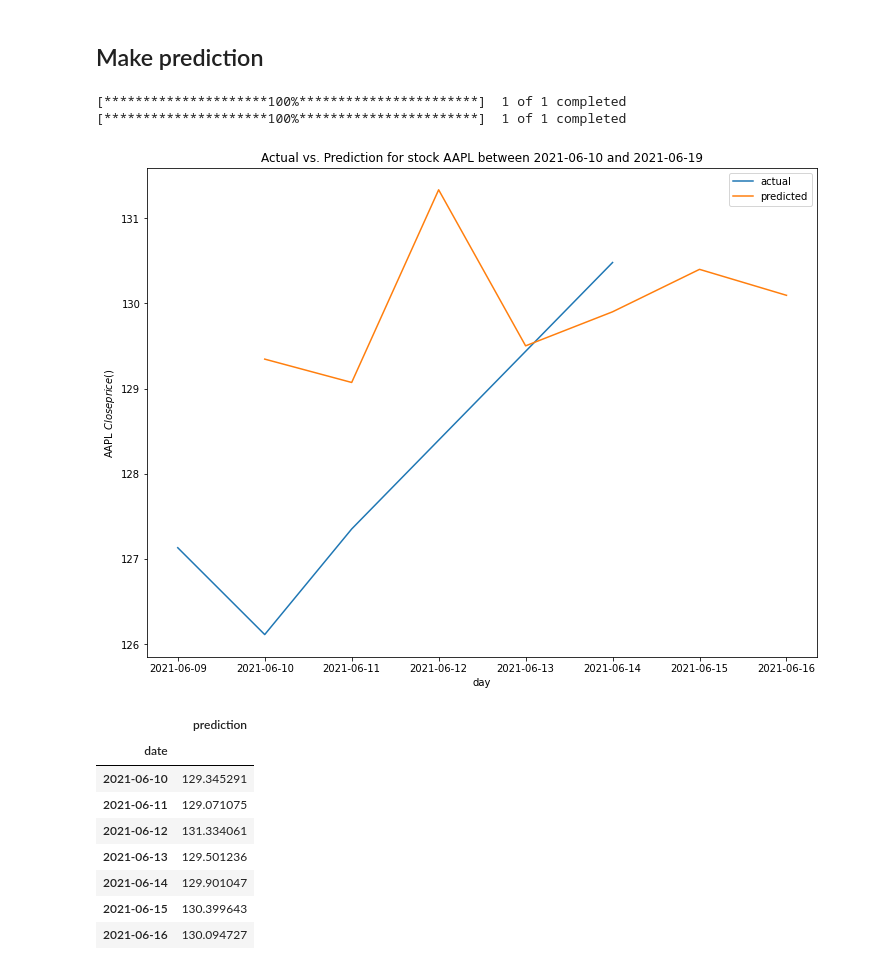
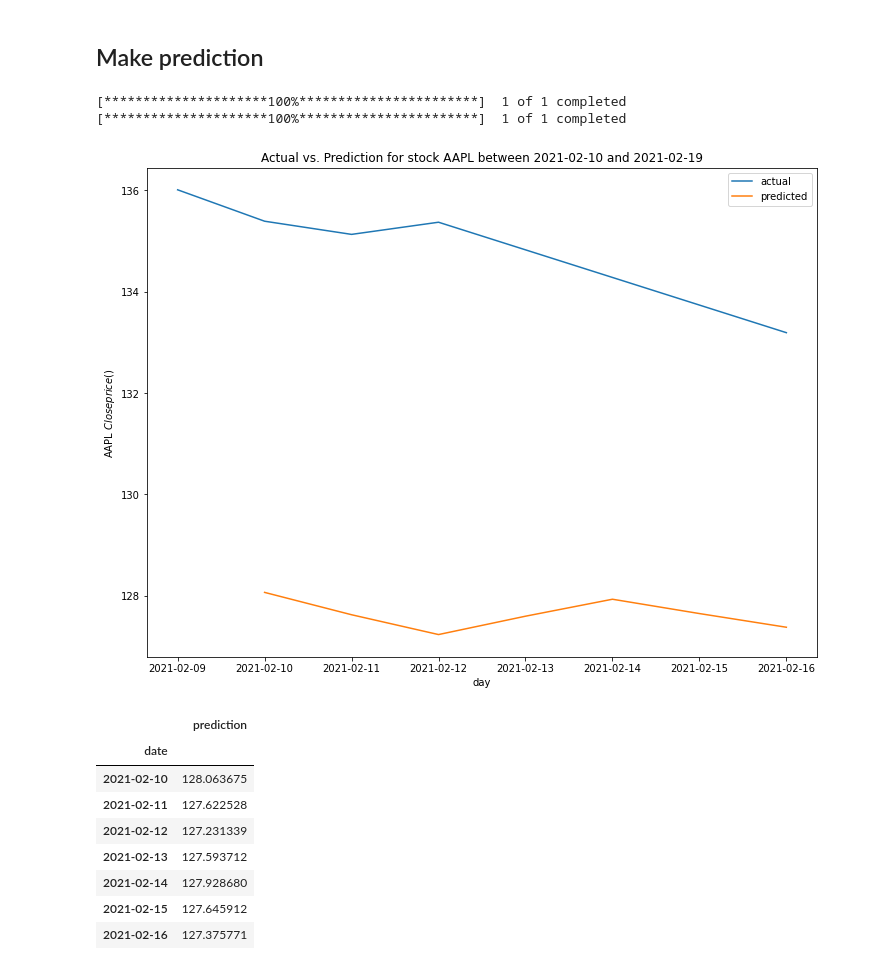
Before and after one commit to PhilEkev/US_markets, a Jupyter notebook: notebooks/stock_prediction Grid.ipynb, the cells around one changed output. Saved outputs shown, nothing was run; the diff lists cells and outputs as text; code cells hidden in the pictures.

```diff
--- a/notebooks/stock_prediction Grid.ipynb
+++ b/notebooks/stock_prediction Grid.ipynb
@@ -400,7 +400,7 @@ def random_grid_search(n_trials: int = 100,
 # %% [markdown]
 Define parameters for random grid search:
 # %%
-n_trials = 100
+n_trials = 40
 n_recurrent_units_min = 10,
 n_recurrent_units_max = 100,
 n_dense_units_min = 20
@@ -537,23 +537,23 @@ def generate_prediction(predict_from: str, stock: str, target: str, model: Model
     plt.show()
   return predictions
 # %%
-predict_from = '2021-6-9'
+predict_from = '2021-2-9'
 predictions = generate_prediction(predict_from=predict_from, stock=stock,
                                   target=target, model=model, n_prior=n_prior,
                                   valid=True)
 # %% [output]
 [*********************100%***********************]  1 of 1 completed
 [*********************100%***********************]  1 of 1 completed
-[figure, old version]
+[figure, new version]
 # %%
 predictions
 # %% [output]
 |  | prediction |
 | date |  |
-| 2021-06-10 | 129.345291 |
-| 2021-06-11 | 129.071075 |
-| 2021-06-12 | 131.334061 |
-| 2021-06-13 | 129.501236 |
-| 2021-06-14 | 129.901047 |
-| 2021-06-15 | 130.399643 |
-| 2021-06-16 | 130.094727 |
+| 2021-02-10 | 128.063675 |
+| 2021-02-11 | 127.622528 |
+| 2021-02-12 | 127.231339 |
+| 2021-02-13 | 127.593712 |
+| 2021-02-14 | 127.928680 |
+| 2021-02-15 | 127.645912 |
+| 2021-02-16 | 127.375771 |
```
Also changed, not shown: parts of 6 cells of this notebook, 2 other files.
